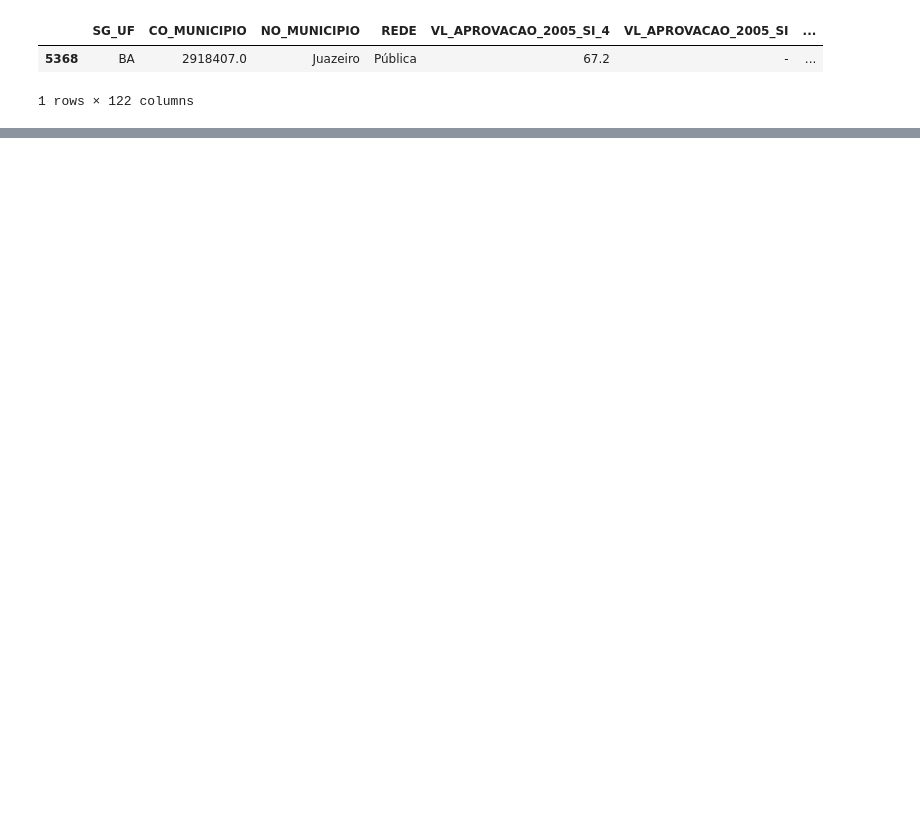
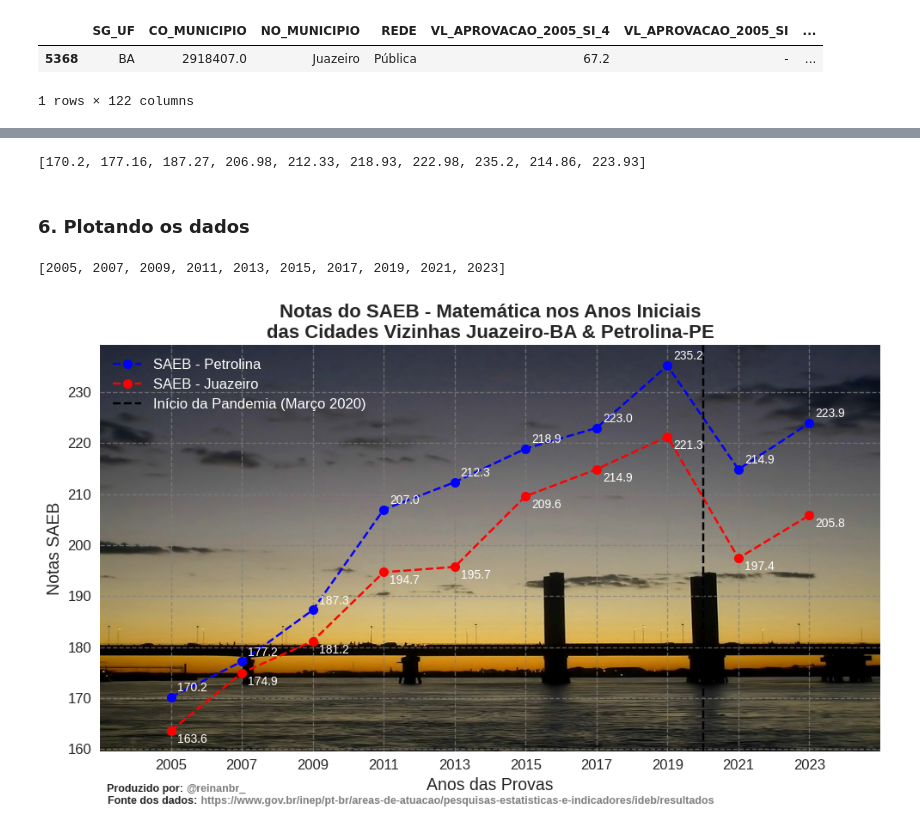
Before and after one commit to reinanbr/ideb_plots, a Jupyter notebook: plotting dt.sc ideb 2023.ipynb, the cells around one changed output, grey strips where cells are left out. Drawn from its saved outputs; the diff is of its cells as text; code cells hidden in the pictures; blank space fills up the shorter version.

Commit message:
made plot saeb math (jua - pet)

```diff
--- a/plotting dt.sc ideb 2023.ipynb
+++ b/plotting dt.sc ideb 2023.ipynb
@@ -122,0 +165,66 @@ ideb_p
+# %%
+saeb_p = []
+for y in list_year:
+    saeb_p.append(float('.'.join(str(ideb_pet_pub[y].values[0]).split(','))))
+
+saeb_p
+# %% [output]
+[170.2, 177.16, 187.27, 206.98, 212.33, 218.93, 222.98, 235.2, 214.86, 223.93]
+# %% [markdown]
+### 6. Plotando os dados
+# %%
+years_saeb = []
+y = 2005
+for _ in range(int((2025-2005)/2)):
+    years_saeb.append(y)
+    y += 2
+
+anos_saeb
+# %% [output]
+[2005, 2007, 2009, 2011, 2013, 2015, 2017, 2019, 2021, 2023]
+# %%
+import matplotlib.image as mpimg
+
+# Carregando a imagem
+img = mpimg.imread('ponte.jpg')
+
+
+plt.style.use('seaborn')
+
+
+plt.figure(figsize=(10, 6))  # Tamanho da figura
+
+
+plt.imshow(img, aspect='auto', extent=[min(years_saeb)-2, max(years_saeb)+2, min(min(saeb_p)-4, min(saeb_j))-4, max(max(saeb_p)+4, max(saeb_j)+4)], zorder=0)
+
+plt.title("Notas do SAEB - Matemática nos Anos Iniciais\ndas Cidades Vizinhas Juazeiro-BA & Petrolina-PE", fontweight='bold', fontsize=16)
+plt.plot(years_saeb, saeb_p, '--o', color='blue', label="SAEB - Petrolina", markersize=8)
+plt.plot(years_saeb, saeb_j, '--o', color='red', label="SAEB - Juazeiro", markersize=8)
+
+plt.axvline(x=2020, color='black', linestyle='--', label='Início da Pandemia (Março 2020)')
+
+plt.ylabel("Notas SAEB", fontsize=14)
+plt.xlabel("Anos das Provas", fontsize=14)
+plt.xticks(years_saeb, fontsize=12)
+plt.yticks(fontsize=12)
+plt.grid(True, linestyle='--',color='gray', alpha=0.7)
+legend = plt.legend(fontsize=12)
+for text in legend.get_texts():
+    text.set_color('white')
+plt.tight_layout()  # Ajusta a layout para evitar sobreposição
+
+# Anotações nos pontos
+for x, y in zip(years_saeb, saeb_p):
+    plt.annotate(f'{y:.1f}', xy=(x, y),color='white', xytext=(5, 5), textcoords='offset points', fontsize=10)
+
+for x, y in zip(years_saeb, saeb_j):
+    plt.annotate(f'{y:.1f}', xy=(x, y),color='white', xytext=(5, -10), textcoords='offset points', fontsize=10)
+
+plt.text(0.009, -0.1, "Produzido por:",fontweight='bold', fontsize=9, transform=plt.gca().transAxes)
+plt.text(0.11, -0.1, "@reinanbr_",color='gray',fontweight='bold', fontsize=9, transform=plt.gca().transAxes)
+plt.text(0.01, -0.13, "Fonte dos dados:", fontweight='bold',fontsize=9, transform=plt.gca().transAxes)
+plt.text(0.125, -0.13, " https://www.gov.br/inep/pt-br/areas-de-atuacao/pesquisas-estatisticas-e-indicadores/ideb/resultados",color="gray", fontweight='bold',fontsize=9, transform=plt.gca().transAxes)
+
+plt.savefig('plot_jp_saeb.png',dpi=800)
+# %% [output]
+[figure, added]
```
Also changed, not shown: parts of 13 cells of this notebook, 3 other files.
